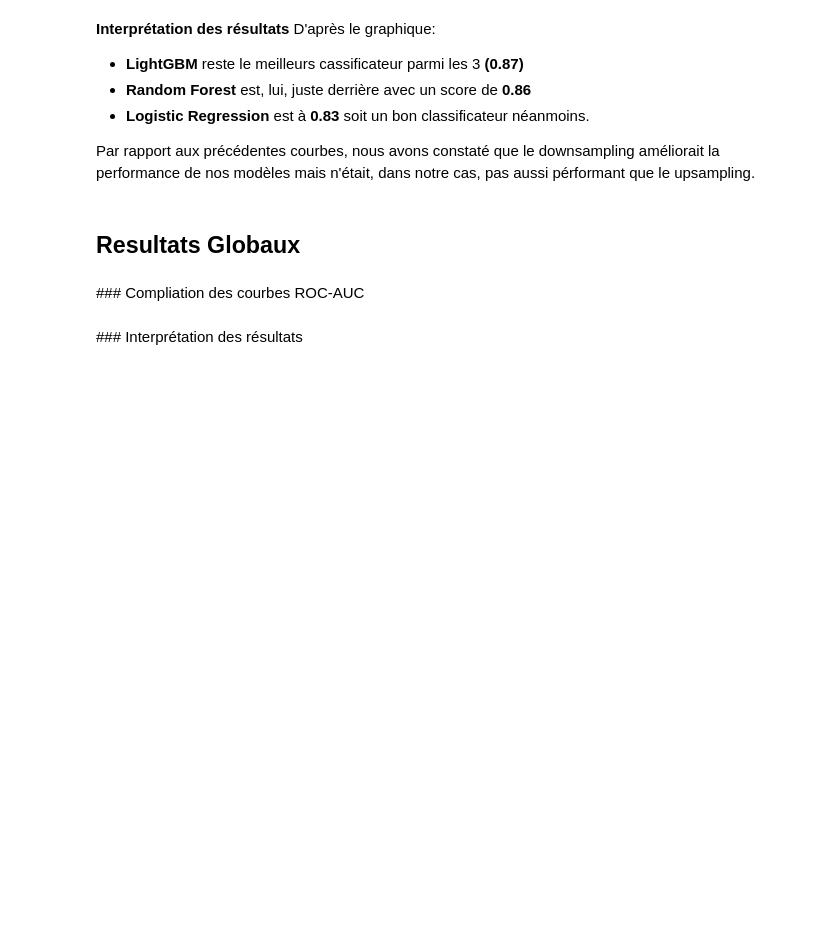
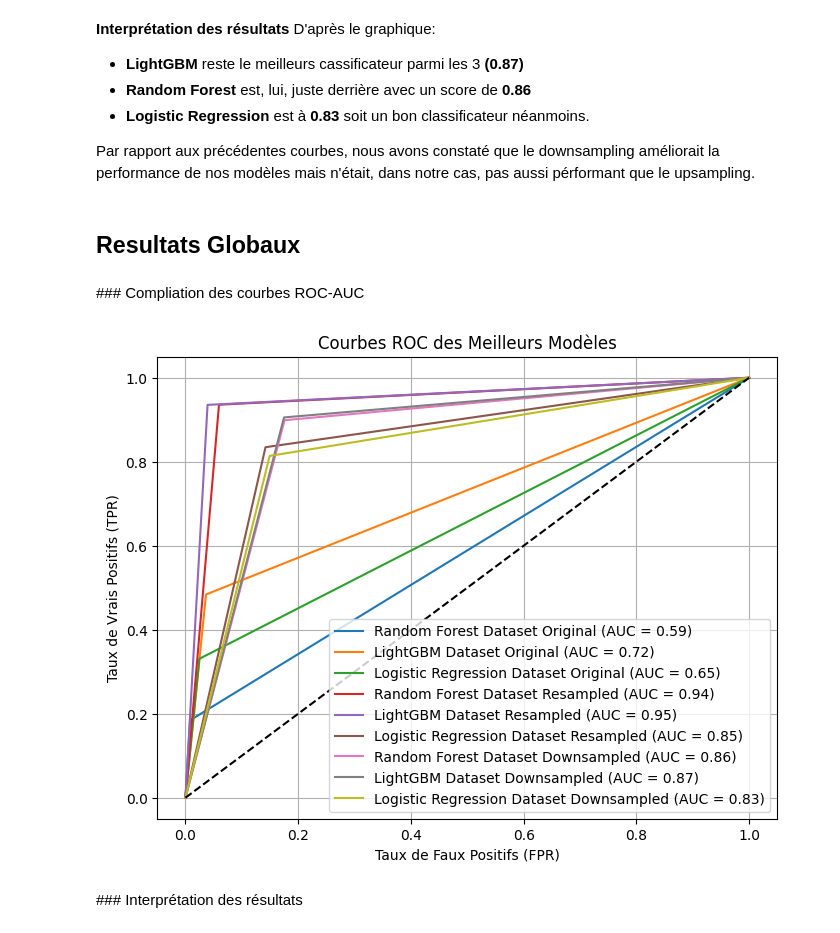
Before and after one commit to Dhoulnoun/fairuz-ML-project, a Jupyter notebook: fairuz.ipynb, the cells around one changed output. Cells and saved outputs as stored; diff of their text form; code cells hidden in the pictures; blank space fills up the shorter version.

```diff
--- a/fairuz.ipynb
+++ b/fairuz.ipynb
@@ -1437,17 +1706,17 @@ Par rapport aux précédentes courbes, nous avons constaté que le downsampling
 ### Compliation des courbes ROC-AUC
 # %%
 # Calculer les courbes ROC
-fpr_rfdo, tpr_rfdo, _ = roc_curve(y_test, y_pred_rfdo,pos_label=2)
-fpr_lgbmdo, tpr_lgbmdo, _ = roc_curve(y_test, y_pred_lgbmdo,pos_label=2)
-fpr_lrdo, tpr_lrdo, _ = roc_curve(y_test, y_pred_lrdo,pos_label=2)
+fpr_rfdo, tpr_rfdo, _ = roc_curve(y_test_do, y_pred_rfdo,pos_label=2)
+fpr_lgbmdo, tpr_lgbmdo, _ = roc_curve(y_test_do, y_pred_lgbmdo,pos_label=2)
+fpr_lrdo, tpr_lrdo, _ = roc_curve(y_test_do, y_pred_lrdo,pos_label=2)
 
-fpr_rfdr, tpr_rfdr, _ = roc_curve(y_test, y_pred_rfdr,pos_label=2)
-fpr_lgbmdr, tpr_lgbmdr, _ = roc_curve(y_test, y_pred_lgbmdr,pos_label=2)
-fpr_lrdr, tpr_lrdr, _ = roc_curve(y_test, y_pred_lrdr,pos_label=2)
+fpr_rfdr, tpr_rfdr, _ = roc_curve(y_test_du, y_pred_rfdr,pos_label=2)
+fpr_lgbmdr, tpr_lgbmdr, _ = roc_curve(y_test_du, y_pred_lgbmdr,pos_label=2)
+fpr_lrdr, tpr_lrdr, _ = roc_curve(y_test_du, y_pred_lrdr,pos_label=2)
 
-fpr_rfds, tpr_rfds, _ = roc_curve(y_test, y_pred_rfds,pos_label=2)
-fpr_lgbmds, tpr_lgbmds, _ = roc_curve(y_test, y_pred_lgbmds,pos_label=2)
-fpr_lrds, tpr_lrds, _ = roc_curve(y_test, y_pred_lrds,pos_label=2)
+fpr_rfds, tpr_rfds, _ = roc_curve(y_test_ds, y_pred_rfds,pos_label=2)
+fpr_lgbmds, tpr_lgbmds, _ = roc_curve(y_test_ds, y_pred_lgbmds,pos_label=2)
+fpr_lrds, tpr_lrds, _ = roc_curve(y_test_ds, y_pred_lrds,pos_label=2)
 
 # Calcul des AUC
 auc_rfdo = auc(fpr_rfdo, tpr_rfdo)
@@ -1457,34 +1726,34 @@ auc_lrdo = auc(fpr_lrdo, tpr_lrdo)
 auc_rfdr = auc(fpr_rfdr, tpr_rfdr)
 auc_lgbmdr = auc(fpr_lgbmdr, tpr_lgbmdr)
 auc_lrdr = auc(fpr_lrdr, tpr_lrdr)
 
 auc_rfds = auc(fpr_rfds, tpr_rfds)
 auc_lgbmds = auc(fpr_lgbmds, tpr_lgbmds)
 auc_lrds = auc(fpr_lrds, tpr_lrds)
 
 # Tracer les courbes ROC
 plt.figure(figsize=(8, 6))
 plt.plot(fpr_rfdo, tpr_rfdo, label=f"Random Forest Dataset Original (AUC = {auc_rfdo:.2f})")
 plt.plot(fpr_lgbmdo, tpr_lgbmdo, label=f"LightGBM Dataset Original (AUC = {auc_lgbmdo:.2f})")
 plt.plot(fpr_lrdo, tpr_lrdo, label=f"Logistic Regression Dataset Original (AUC = {auc_lrdo:.2f})")
 
-plt.figure(figsize=(8, 6))
 plt.plot(fpr_rfdr, tpr_rfdr, label=f"Random Forest Dataset Resampled (AUC = {auc_rfdr:.2f})")
 plt.plot(fpr_lgbmdr, tpr_lgbmdr, label=f"LightGBM Dataset Resampled (AUC = {auc_lgbmdr:.2f})")
 plt.plot(fpr_lrdr, tpr_lrdr, label=f"Logistic Regression Dataset Resampled (AUC = {auc_lrdr:.2f})")
 
-plt.figure(figsize=(8, 6))
 plt.plot(fpr_rfds, tpr_rfds, label=f"Random Forest Dataset Downsampled (AUC = {auc_rfds:.2f})")
 plt.plot(fpr_lgbmds, tpr_lgbmds, label=f"LightGBM Dataset Downsampled (AUC = {auc_lgbmds:.2f})")
 plt.plot(fpr_lrds, tpr_lrds, label=f"Logistic Regression Dataset Downsampled (AUC = {auc_lrds:.2f})")
 
 # Diagonale aléatoire
 plt.plot([0, 1], [0, 1], 'k--')
 plt.xlabel("Taux de Faux Positifs (FPR)")
 plt.ylabel("Taux de Vrais Positifs (TPR)")
 plt.title("Courbes ROC des Meilleurs Modèles")
 plt.legend()
 plt.grid()
 plt.show()
+# %% [output]
+[figure, added]
 # %% [markdown]
 ### Interprétation des résultats
```
Also changed, not shown: parts of 34 cells of this notebook.
